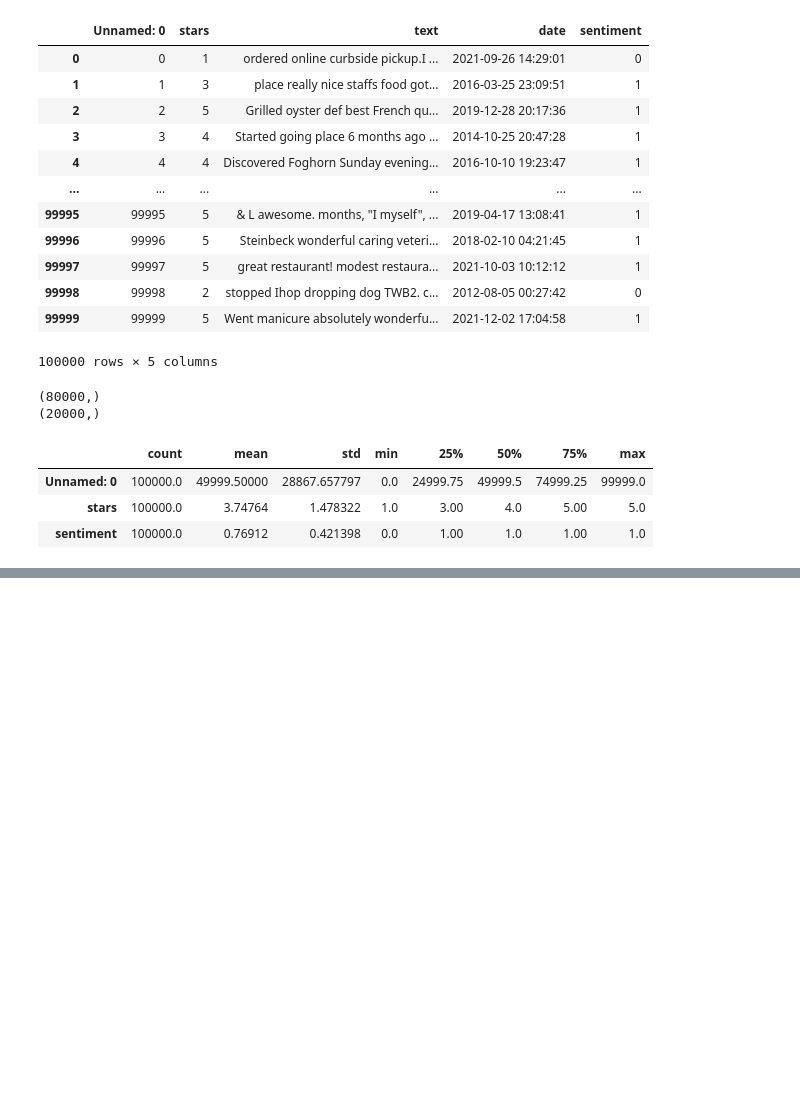
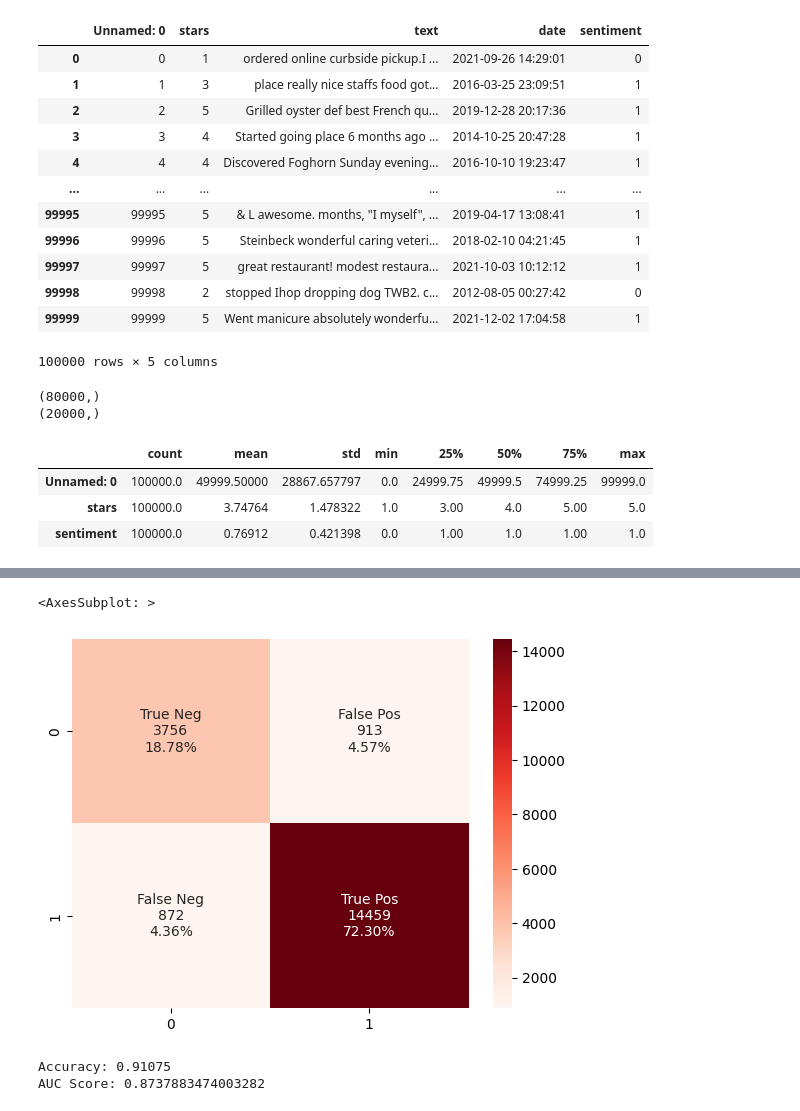
Before and after one commit to necabotheking/ml-affordable-care-act, a Jupyter notebook: ml-affordable-care-act/models/neural_net.ipynb, the cells around one changed output, grey strips where cells are left out. Cells and saved outputs as stored; diff of their text form; code cells hidden in the pictures; blank space fills up the shorter version.

```diff
--- a/ml-affordable-care-act/models/neural_net.ipynb
+++ b/ml-affordable-care-act/models/neural_net.ipynb
@@ -142 +153,10 @@ print(classification_report(y_test,predict_test))
 weighted avg       0.89      0.89      0.89     20000
+# %%
+from sklearn.model_selection import GridSearchCV
+
+param_grid = {
+    'hidden_layer_sizes': [(100,), (100, 50), (50,)],
+    'max_iter': [200, 400, 600],
+}
+grid_search = GridSearchCV(nn, param_grid, cv=3)
+grid_search.fit(X_train_tfidf,y_train)
@@ -142,0 +184,32 @@ weighted avg       0.89      0.89      0.89     20000
+# %%
+grid_search.score(X_train_tfidf, y_train)
+
+grid_prediction = grid_search.predict(X_test_tfidf)
+
+print(classification_report(y_test, grid_prediction))
+grid_search_matrix = confusion_matrix(y_test,grid_prediction)
+# %%
+import seaborn as sns
+
+names = ['True Neg','False Pos','False Neg','True Pos']
+counts = ["{0:0.0f}".format(value) for value in
+                grid_search_matrix.flatten()]
+percentages = ["{0:.2%}".format(value) for value in
+                     grid_search_matrix.flatten()/np.sum(grid_search_matrix)]
+labels = [f"{x}\n{y}\n{z}" for x, y, z in
+          zip(names,counts,percentages)]
+labels = np.asarray(labels).reshape(2,2)
+sns.heatmap(grid_search_matrix, annot=labels, fmt='', cmap='Reds')
+# %% [output]
+<AxesSubplot: >
+[figure, added]
+# %%
+from sklearn.metrics import accuracy_score, roc_auc_score
+accuracy = accuracy_score(y_test, grid_prediction)
+print("Accuracy:", accuracy)
+
+auc_score = roc_auc_score(y_test, grid_prediction)
+print("AUC Score:", auc_score)
+# %% [output]
+Accuracy: 0.91075
+AUC Score: 0.8737883474003282
```
Also changed, not shown: parts of 5 cells of this notebook.
